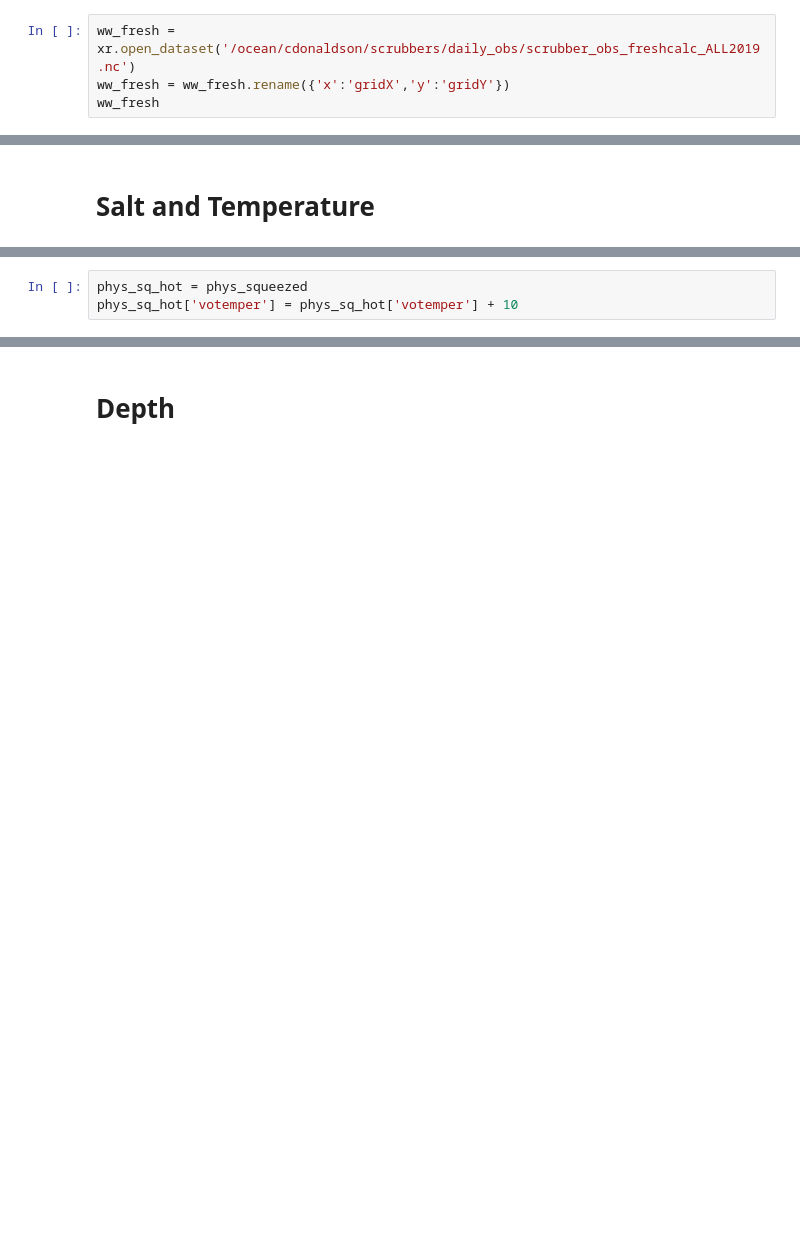
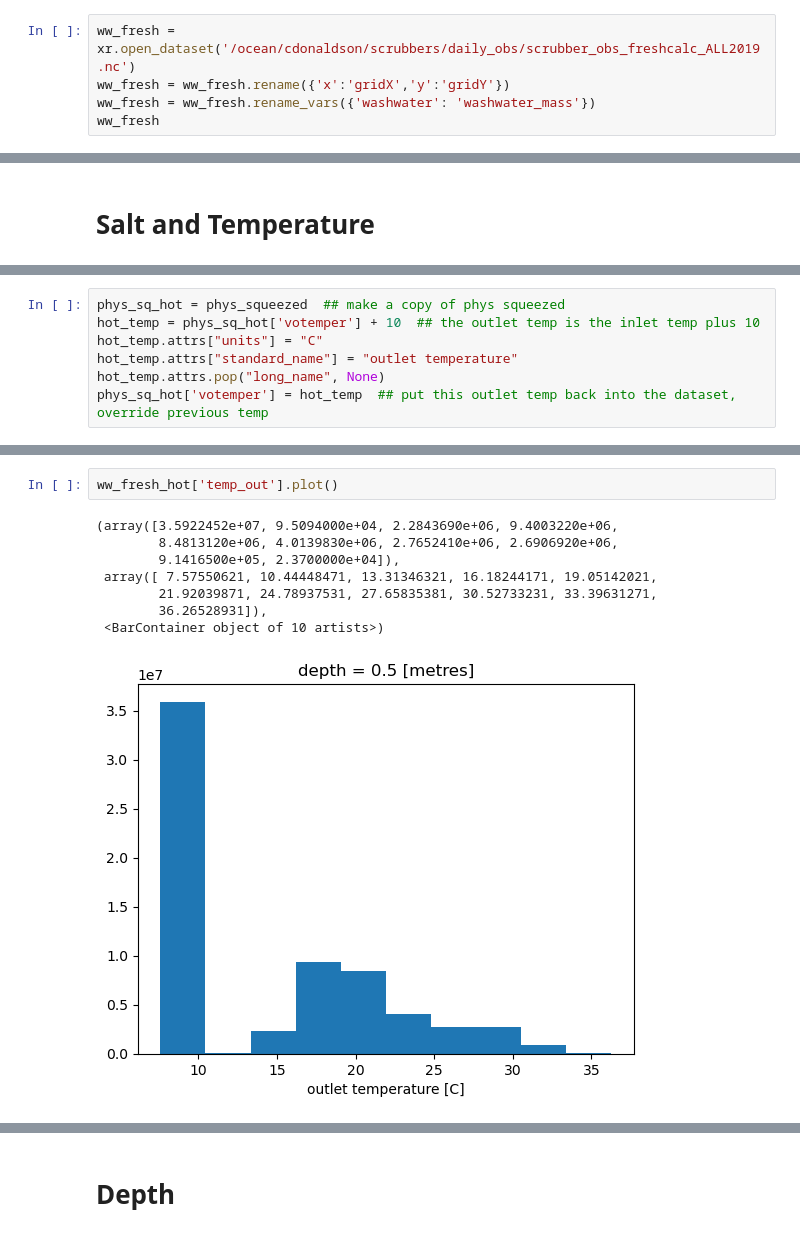
Before and after one commit to SalishSeaCast/analysis-cassidy, a Jupyter notebook: notebooks/dfo-cd/scrubber_data_add_saltemp.ipynb, the cells around one changed output, grey strips where cells are left out. Cells and saved outputs as stored; diff of their text form; blank space fills up the shorter version.

```diff
--- a/notebooks/dfo-cd/scrubber_data_add_saltemp.ipynb
+++ b/notebooks/dfo-cd/scrubber_data_add_saltemp.ipynb
@@ -15,6 +16,7 @@ example_river = xr.open_dataset('/results/forcing/rivers/R202108Dailies_y2014m06
 # %%
 ww_fresh = xr.open_dataset('/ocean/cdonaldson/scrubbers/daily_obs/scrubber_obs_freshcalc_ALL2019.nc')
 ww_fresh = ww_fresh.rename({'x':'gridX','y':'gridY'})
+ww_fresh = ww_fresh.rename_vars({'washwater': 'washwater_mass'})
 ww_fresh
 # %% [output]
 <xarray.Dataset>
@@ -157,6 +159,10 @@ Attributes:
     history:      2026-01-28 13:50 -08:00: Generated by `reshapr extract /oce...
     Conventions:  CF-1.6
 # %%
-phys_sq_hot = phys_squeezed
-phys_sq_hot['votemper'] = phys_sq_hot['votemper'] + 10
+phys_sq_hot = phys_squeezed  ## make a copy of phys squeezed
+hot_temp = phys_sq_hot['votemper'] + 10  ## the outlet temp is the inlet temp plus 10
+hot_temp.attrs["units"] = "C"
+hot_temp.attrs["standard_name"] = "outlet temperature"
+hot_temp.attrs.pop("long_name", None)
+phys_sq_hot['votemper'] = hot_temp  ## put this outlet temp back into the dataset, override previous temp
 # %%
@@ -166 +184,12 @@ ww_fresh_hot = xr.merge([phys_squeezed, ww_fresh])
+# %%
+ww_fresh_hot['temp_out'].plot()
+# %% [output]
+(array([3.5922452e+07, 9.5094000e+04, 2.2843690e+06, 9.4003220e+06,
+        8.4813120e+06, 4.0139830e+06, 2.7652410e+06, 2.6906920e+06,
+        9.1416500e+05, 2.3700000e+04]),
+ array([ 7.57550621, 10.44448471, 13.31346321, 16.18244171, 19.05142021,
+        21.92039871, 24.78937531, 27.65835381, 30.52733231, 33.39631271,
+        36.26528931]),
+ <BarContainer object of 10 artists>)
+[figure, added]
 # %%
```
Also changed, not shown: parts of 23 cells of this notebook.
